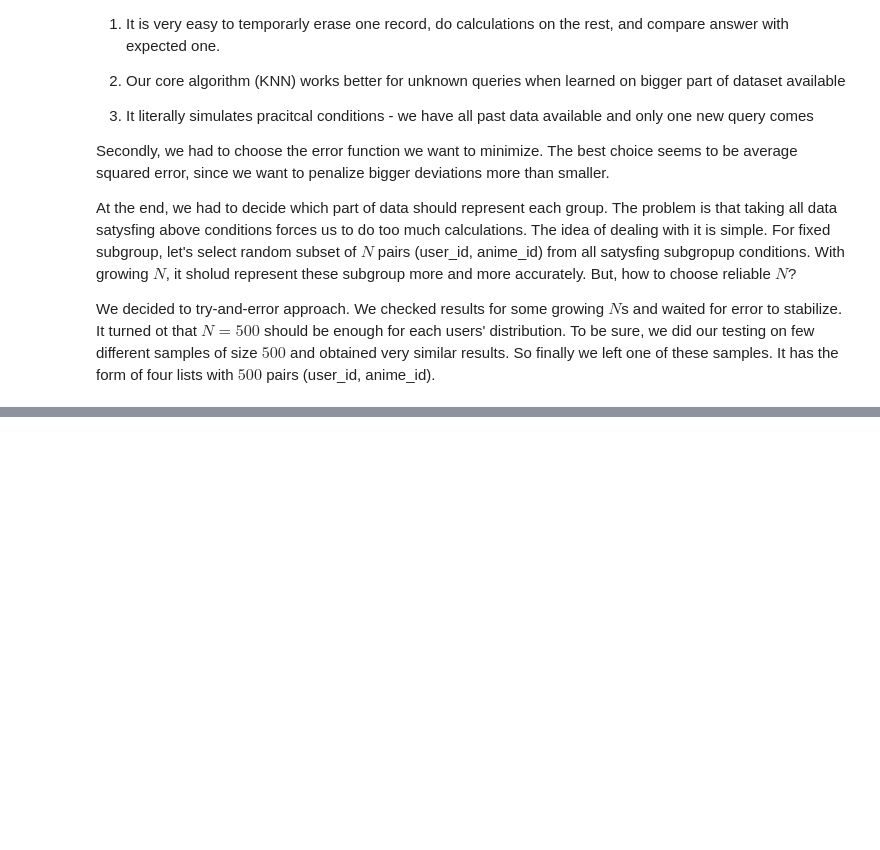
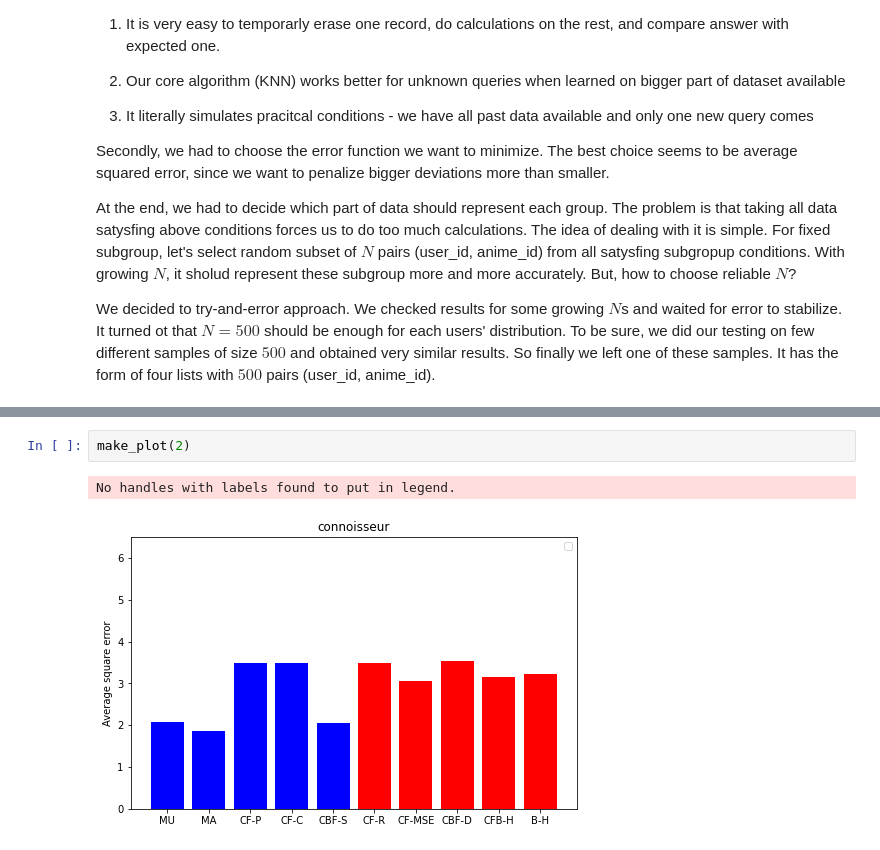
Before and after one commit to zbigos/anime-recomender-system, a Jupyter notebook: Report.ipynb, the cells around one changed output, grey strips where cells are left out. Drawn from its saved outputs; the diff is of its cells as text; blank space fills up the shorter version.

```diff
--- a/Report.ipynb
+++ b/Report.ipynb
@@ -182,0 +201,5 @@ Own ideas:
+# %%
+make_plot(2)
+# %% [output]
+No handles with labels found to put in legend.
+[figure, added]
```
Also changed, not shown: parts of 13 cells of this notebook.
